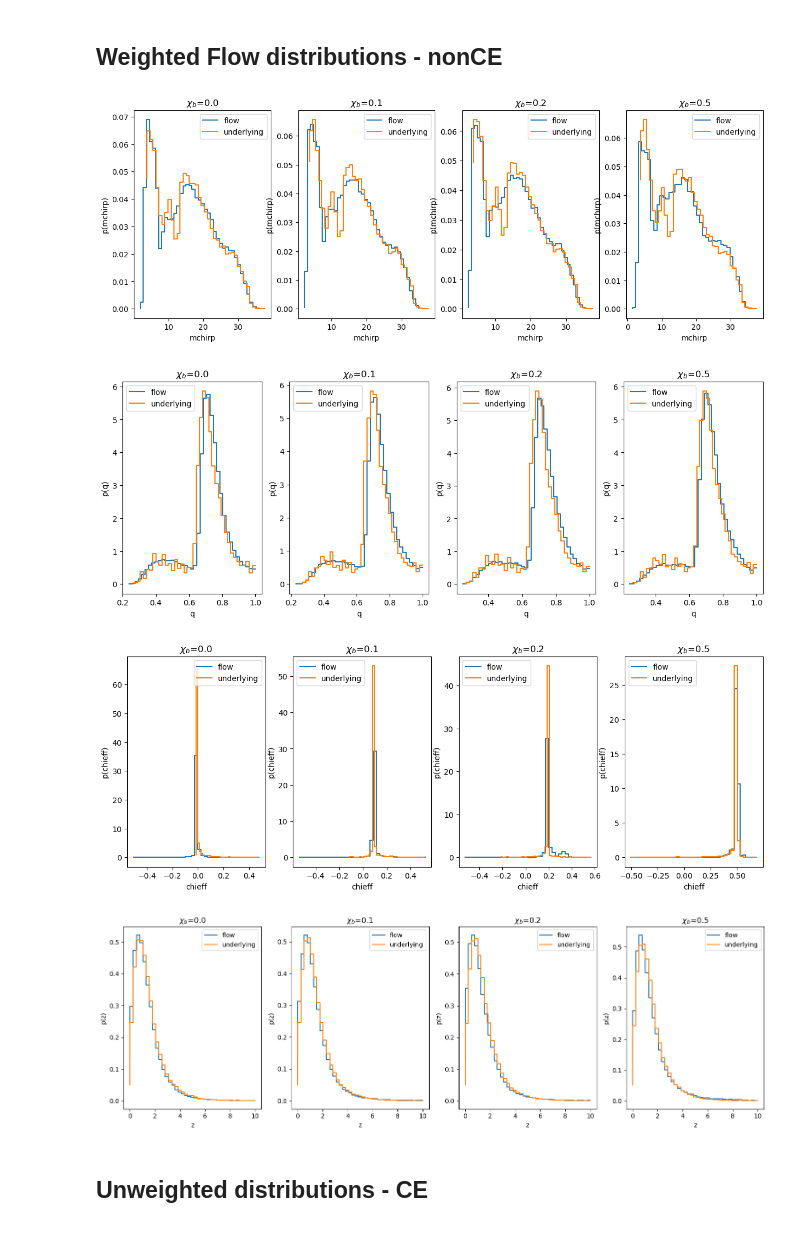
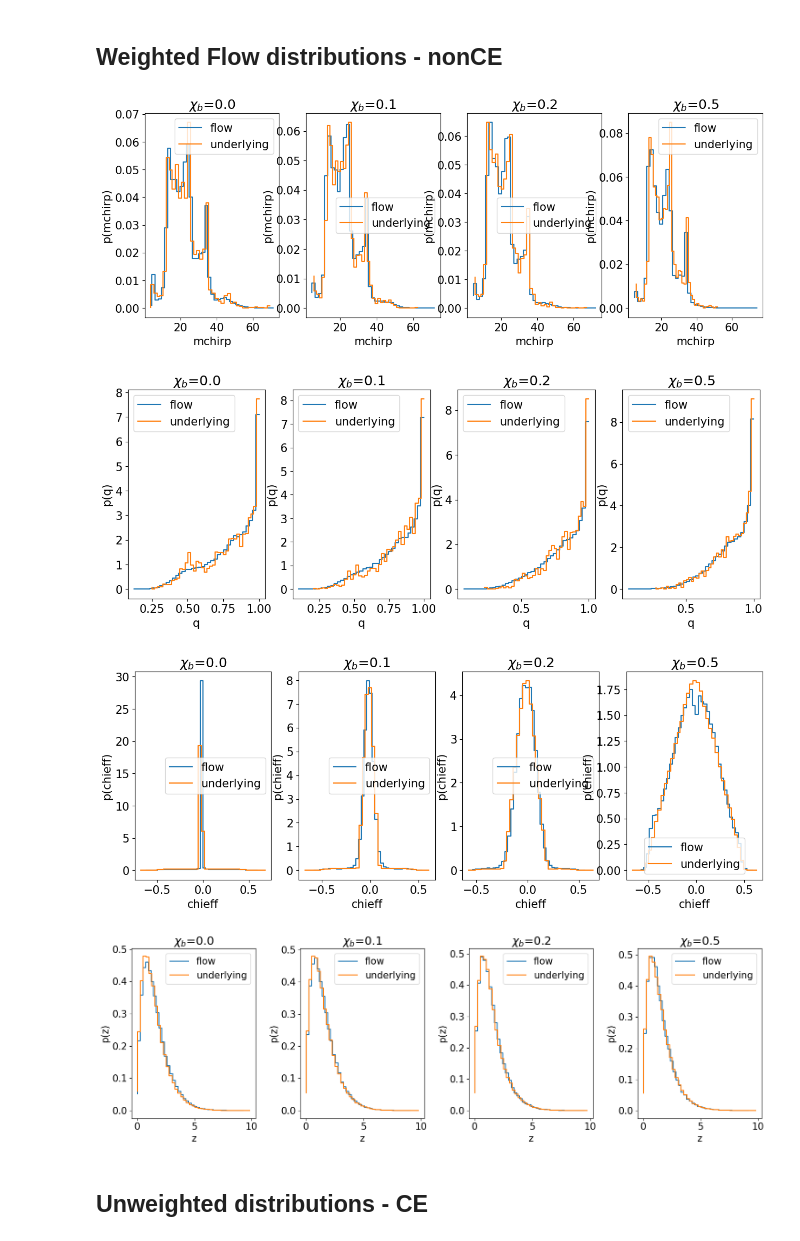
Before and after one commit to scolloms/AMAZE_model_selection, a Jupyter notebook: flow_models/check_trained_distribution.ipynb, the cells around one changed output. Cells and saved outputs as stored; diff of their text form; code cells hidden in the pictures.

Commit message:
check distributions on newmappins_2

```diff
--- a/flow_models/check_trained_distribution.ipynb
+++ b/flow_models/check_trained_distribution.ipynb
@@ -23,7 +23,7 @@ glasflow is using its own internal version of nflows
 #flags/inputs:
 param = ['mchirp','q', 'chieff', 'z']
 no_params = len(param)
-channel_label = 'CE'
+channel_label = 'GC'
 
 channel_ids = {'CE':0, 'CHE':1,'GC':2,'NSC':3, 'SMT':4}
 channel_id = channel_ids[channel_label] #will be 0, 1, 2, 3, or 4
@@ -51,7 +51,7 @@ flow = FlowModel(channel_label, popsynth_outputs, param)
 weighted_flow = FlowModel(channel_label, popsynth_outputs, param)
 # %%
 flow.load_model('./', channel_label)
-weighted_flow.load_model('./cosmo_weights/newmappings/', channel_label)
+weighted_flow.load_model('./cosmo_weights/newmappings_2/', channel_label)
 # %% [markdown]
 ## Unweighted flow distributions - nonCE
 # %%
@@ -65,7 +65,7 @@ fig_c, ax_c = plt.subplots(1,4)
 fig_z, ax_z = plt.subplots(1,4)
 
 for chi_b_id, xb in enumerate(chi_b):
-    flow_samples_stack = flow.flow.easy_sample(no_samples, np.array([xb]))
+    flow_samples_stack = flow.flow.sample(no_samples, np.array([xb]))
     flow_mchirp = flow.expistic(flow_samples_stack[:,0], flow.mappings[0], flow.mappings[1])
     flow_q = flow.expistic(flow_samples_stack[:,1], flow.mappings[2])
     flow_chieff = np.tanh(flow_samples_stack[:,2])
@@ -93,37 +93,37 @@ for chi_b_id, xb in enumerate(chi_b):
 # %%
 plt.rcParams["figure.figsize"] = (15,5)
 no_samples = 100000
 no_bins = 40
 
 fig_mchirp, ax_m = plt.subplots(1,4)
 fig_q, ax_q = plt.subplots(1,4)
 fig_c, ax_c = plt.subplots(1,4)
 fig_z, ax_z = plt.subplots(1,4)
 
 for chi_b_id, xb in enumerate(chi_b):
-    flow_samples_stack = weighted_flow.flow.easy_sample(no_samples, np.array([xb]))
+    flow_samples_stack = weighted_flow.flow.sample(no_samples, np.array([xb]))
     flow_mchirp = weighted_flow.expistic(flow_samples_stack[:,0], weighted_flow.mappings[0], weighted_flow.mappings[1])
     flow_q = weighted_flow.expistic(flow_samples_stack[:,1], weighted_flow.mappings[2])
     flow_chieff = np.tanh(flow_samples_stack[:,2])
     flow_z = weighted_flow.expistic(flow_samples_stack[:,3], weighted_flow.mappings[4], weighted_flow.mappings[5])
 
     mapped_flow_samples = [flow_mchirp,flow_q,flow_chieff,flow_z]
 
     for i, ax in enumerate([ax_m,ax_q,ax_c,ax_z]):
         flow_distr, bin_edges = np.histogram(mapped_flow_samples[i], bins=no_bins, density=True)
         known_distr, bin_edges_known =np.histogram(models_dict[chi_b_id][:][param[i]], bins=no_bins, density=True, weights=weights_dict[chi_b_id])
         ax[chi_b_id].step(np.linspace(bin_edges[0],bin_edges[-1],no_bins),flow_distr, label='flow')
         ax[chi_b_id].step(np.linspace(bin_edges_known[0],bin_edges_known[-1],no_bins),known_distr,label='underlying')
         ax[chi_b_id].set_title(fr'$\chi_b$={xb}')
         ax[chi_b_id].set_xlabel(f'{param[i]}')
         ax[chi_b_id].set_ylabel(f'p({param[i]})')
         ax[chi_b_id].legend()
         plt.tight_layout()
 # %% [output]
-[figure, old version]
+[figure, new version]
-[figure, old version]
+[figure, new version]
-[figure, old version]
+[figure, new version]
-[figure, old version]
+[figure, new version]
 # %% [markdown]
 ## Unweighted distributions - CE
 # %%
```
Also changed, not shown: parts of 3 cells of this notebook.
